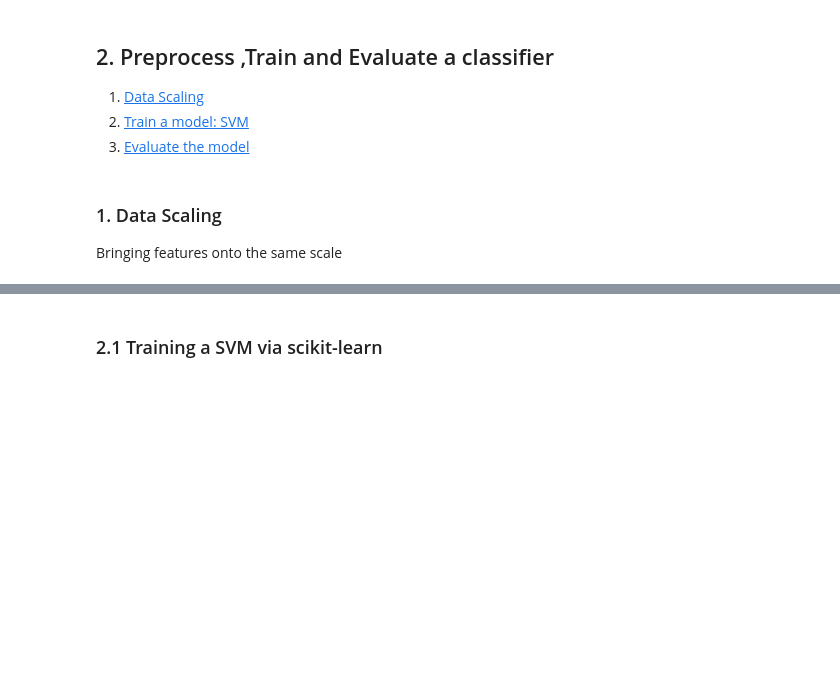
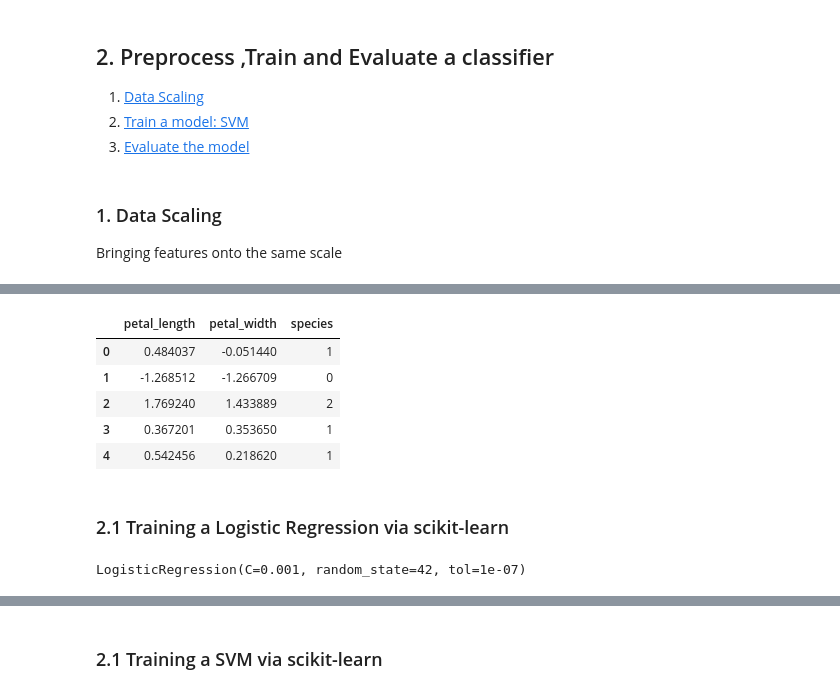
Before and after one commit to habtamu/adversarial-robustness-toolbox, a Jupyter notebook: notebooks/Exp-1_train_iris_SVC_locally.ipynb, the cells around one changed output, grey strips where cells are left out. Saved outputs shown, nothing was run; the diff lists cells and outputs as text; code cells hidden in the pictures; blank space fills up the shorter version.

```diff
--- a/notebooks/Exp-1_train_iris_SVC_locally.ipynb
+++ b/notebooks/Exp-1_train_iris_SVC_locally.ipynb
@@ -339,0 +265,9 @@ def preprocess_standard(X_train: np.ndarray, X_test: np.ndarray) -> Tuple[np.nda
+# %%
+# Transformed Train_Std dataframe
+df_Test_Std = pd.DataFrame(
+    data=X_test,
+    columns=["petal_length","petal_width"])
+df_Test_Std["species"] = y_test.values
+
+# save csv file
+df_Test_Std.to_csv("./data/iris_Test_Std.csv", index=False)
@@ -339,0 +278,19 @@ def preprocess_standard(X_train: np.ndarray, X_test: np.ndarray) -> Tuple[np.nda
+# %%
+df_Test_Std.head()
+# %% [output]
+|  | petal_length | petal_width | species |
+| 0 | 0.484037 | -0.051440 | 1 |
+| 1 | -1.268512 | -1.266709 | 0 |
+| 2 | 1.769240 | 1.433889 | 2 |
+| 3 | 0.367201 | 0.353650 | 1 |
+| 4 | 0.542456 | 0.218620 | 1 |
+# %% [markdown]
+<a id="2_2_1"></a>
+### 2.1 Training a Logistic Regression via scikit-learn
+# %%
+from sklearn.linear_model import LogisticRegression
+
+model = LogisticRegression(penalty='l2', C=0.001, tol=1e-07, random_state=42)
+model.fit(X_train, y_train)
+# %% [output]
+LogisticRegression(C=0.001, random_state=42, tol=1e-07)
```
Also changed, not shown: parts of 59 cells of this notebook, 29 other files.
